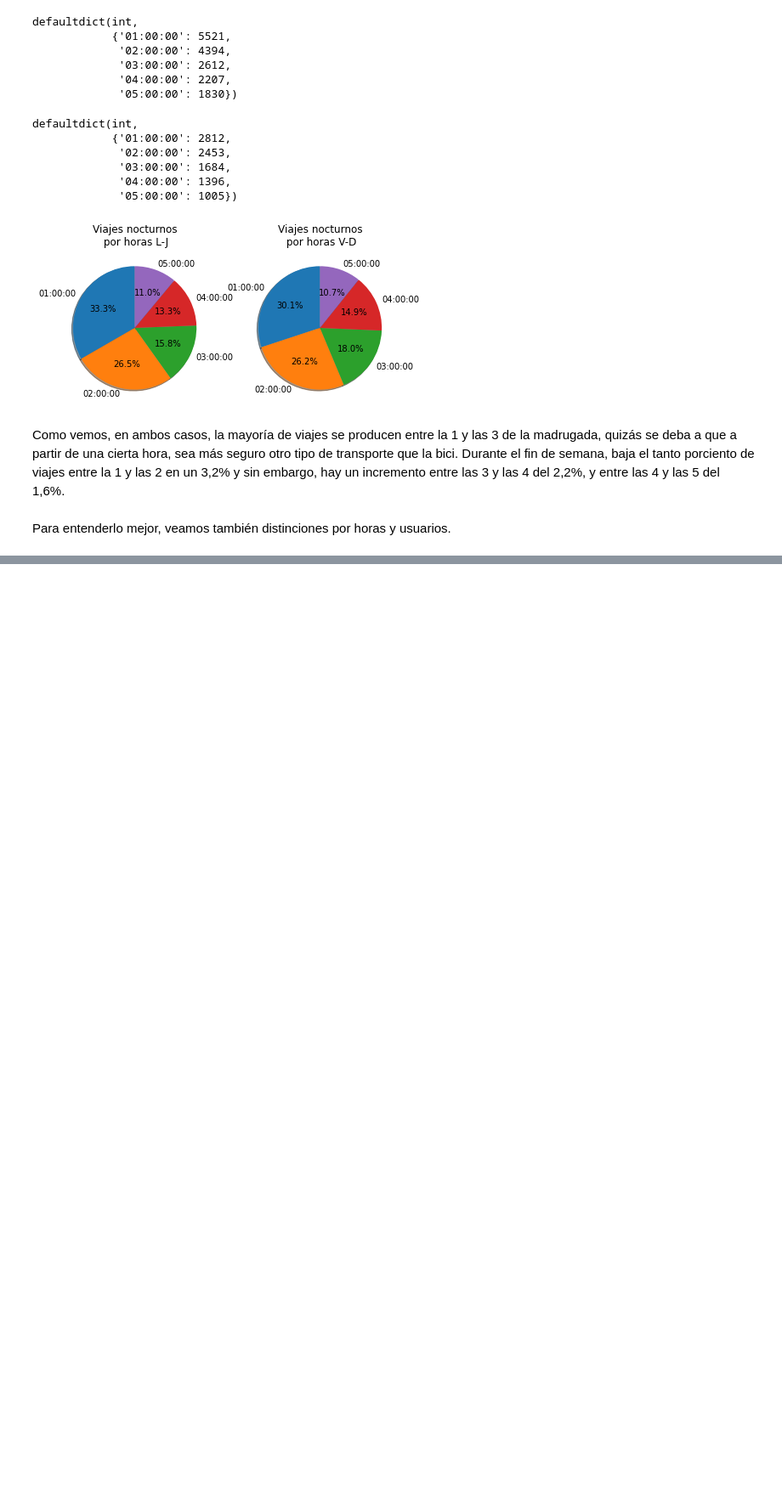
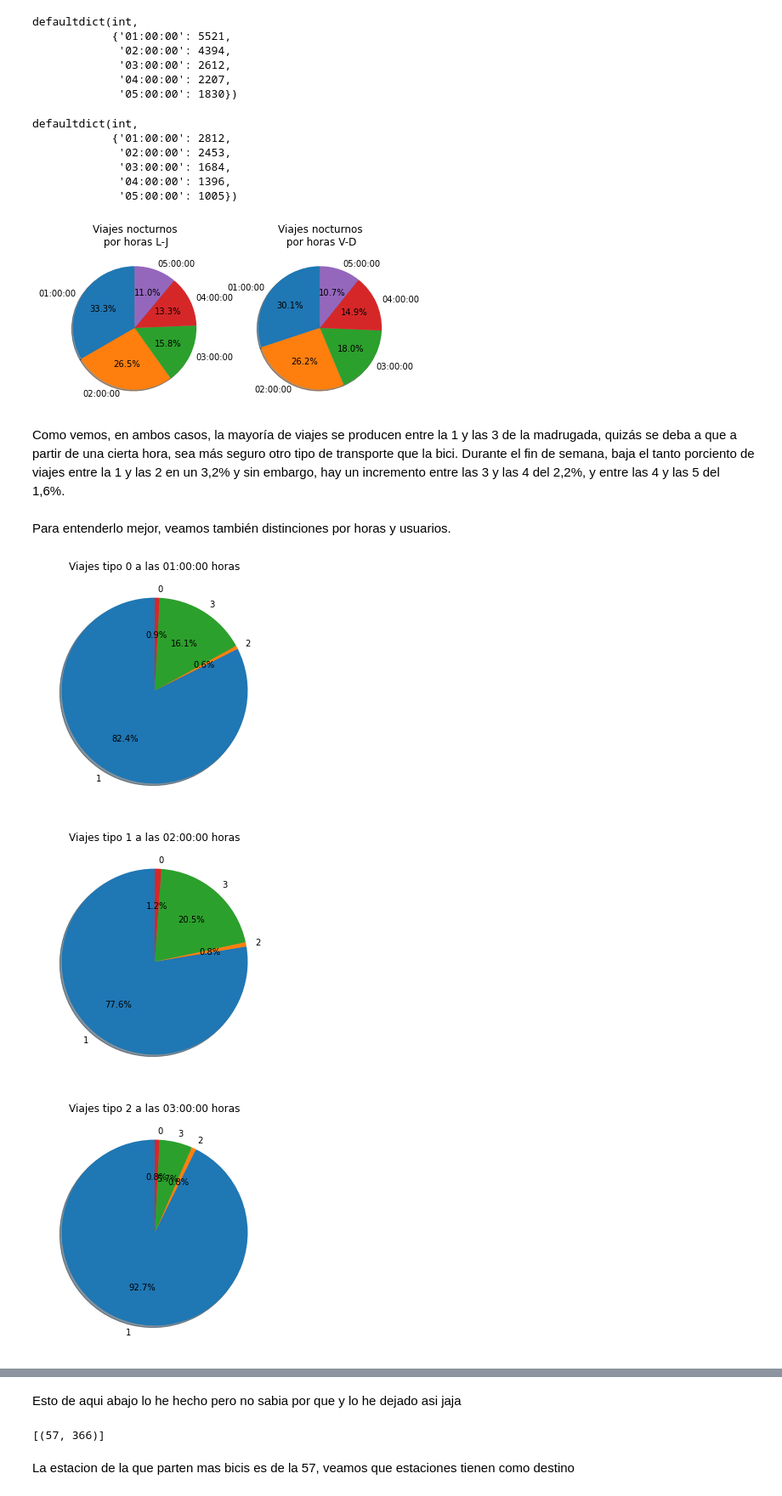
Before and after one commit to ParalelaUCM/biciMAD, a Jupyter notebook: PracticaSpark.ipynb, the cells around one changed output, grey strips where cells are left out. Shown at 85% size. Cells and saved outputs as stored; diff of their text form; code cells hidden in the pictures; blank space fills up the shorter version.

```diff
--- a/PracticaSpark.ipynb
+++ b/PracticaSpark.ipynb
@@ -276,3 +292,26 @@ Como vemos, en ambos casos, la mayoría de viajes se producen entre la 1 y las 3
 Durante el fin de semana, baja el tanto porciento de viajes entre la 1 y las 2 en un 3,2% y sin embargo, hay un incremento entre las 3 y las 4 del 2,2%, y entre las 4 y las 5 del 1,6%.
 # %% [markdown]
 Para entenderlo mejor, veamos también distinciones por horas y usuarios.
+# %%
+horas = ['01:00:00', '02:00:00', '03:00:00', '04:00:00', '05:00:00']
+#fig=plt.figure()
+#fig.subplots_adjust(bottom=0.025, left=0.05, top = 0.975, right=0.975)
+#fig.add_subplot(3,5,1)
+def grafica(dic, value):
+  fig=plt.figure()
+  fig.subplots_adjust(bottom=0.025, left=0.05, top = 0.975, right=0.975)
+  #linea = value/2 +1
+  #pos = (value % 2) + 1
+  #fig.add_subplot(linea,5,pos)
+  plt.pie(list(dic.values()), labels=list(dic.keys()),
+        autopct='%1.1f%%', shadow=True, startangle=90)
+  plt.title('Viajes tipo '+str(value)+' a las '+horas[value]+' horas')
+  plt.show()
+for i in range(5):
+  grafica(rddHoras.filter(lambda x: x[0] == horas[i]).map(lambda x: (x[1], 1)).countByKey(), i)
+#Tarda un rato y he intentado ponerlo como lo ponia elisa pero quedaba muy pequeño y no se absolutamente nada. Asi se ve mas pero a lo mejor
+#ocupa demasiado.
+# %% [output]
+[figure, added]
+[figure, added]
+[figure, added]
@@ -278,0 +320,10 @@ Para entenderlo mejor, veamos también distinciones por horas y usuarios.
+# %% [markdown]
+Esto de aqui abajo lo he hecho pero no sabia por que y lo he dejado asi jaja
+# %%
+#Esta RDD ya tiene los datos importantes usando la funcion mapper
+rddNocturna_ordenada = rddNocturna_datos.map(lambda x: (x[2], 1)).groupByKey().mapValues(tuple).map(lambda x: (len(x[1]), x[0]))
+rddNocturna_ordenada.sortByKey(False).map(lambda x: (x[1], x[0])).take(1)
+# %% [output]
+[(57, 366)]
+# %% [markdown]
+La estacion de la que parten mas bicis es de la 57, veamos que estaciones tienen como destino
```
Also changed, not shown: parts of 16 cells of this notebook.
